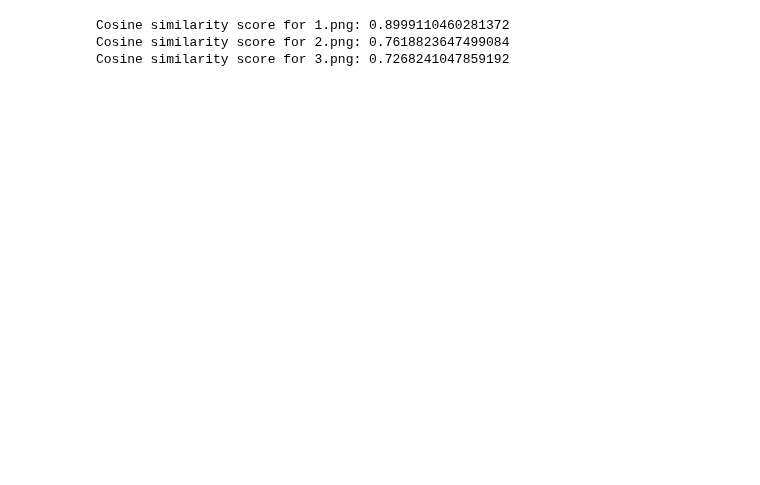
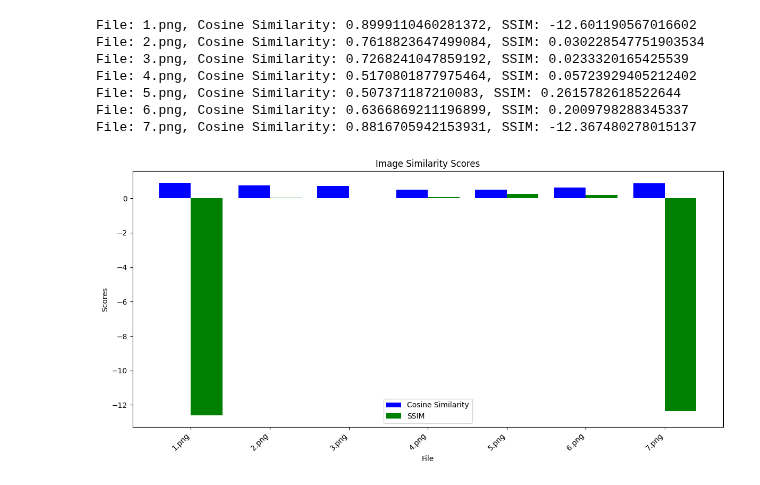
Before and after one commit to Ekanara/AI-Tool-for-Room-Decoration, a Jupyter notebook: plot.ipynb, the cells around one changed output. Drawn from its saved outputs; the diff is of its cells as text; code cells hidden in the pictures; blank space fills up the shorter version.

Commit message:
add scoring and ploting for modified image

```diff
--- a/plot.ipynb
+++ b/plot.ipynb
@@ -34,7 +59,10 @@ base_dir = 'img'
 original_folder = os.path.join(base_dir, 'original')
 original_files = os.listdir(original_folder)
 
-# Loop through the image files
+file_names = []
+cosine_scores = []
+ssim_scores = []
+
 for original_file in original_files:
     # Construct the full file paths
     original_path = os.path.join(original_folder, original_file)
@@ -43,6 +71,9 @@ for original_file in original_files:
     # Load the images
     original_image = np.array(Image.open(original_path))
     modified_image = np.array(Image.open(modified_path))
+
+    original_image_normalized = normalize_image(original_image)
+    modified_image_normalized = normalize_image(modified_image)
 
     # Resize the smaller image to match the larger one
     original_size = original_image.shape[:2]
@@ -55,8 +86,21 @@ for original_file in original_files:
 
     # Calculate the cosine similarity score
     cosine_score = calculate_cosine_score(original_image, modified_image)
-    print(f"Cosine similarity score for {original_file}: {cosine_score}")
+    cosine_scores.append(cosine_score)
+
+    #Calculate SSIM
+    ssim_score = calculate_ssim_score(original_image, modified_image)
+    ssim_scores.append(ssim_score)
+
+    # Calculate the SSIM score
+    file_names.append(original_file)
+
+    print(f"File: {original_file}, Cosine Similarity: {cosine_score}, SSIM: {ssim_score}")
 # %% [output]
-Cosine similarity score for 1.png: 0.8999110460281372
-Cosine similarity score for 2.png: 0.7618823647499084
-Cosine similarity score for 3.png: 0.7268241047859192
+File: 1.png, Cosine Similarity: 0.8999110460281372, SSIM: -12.601190567016602
+File: 2.png, Cosine Similarity: 0.7618823647499084, SSIM: 0.030228547751903534
+File: 3.png, Cosine Similarity: 0.7268241047859192, SSIM: 0.0233320165425539
+File: 4.png, Cosine Similarity: 0.5170801877975464, SSIM: 0.05723929405212402
+File: 5.png, Cosine Similarity: 0.507371187210083, SSIM: 0.2615782618522644
+File: 6.png, Cosine Similarity: 0.6366869211196899, SSIM: 0.2009798288345337
+File: 7.png, Cosine Similarity: 0.8816705942153931, SSIM: -12.367480278015137
@@ -62,0 +113,18 @@ Cosine similarity score for 3.png: 0.7268241047859192
+# %%
+fig, ax = plt.subplots(figsize=(12, 6))
+
+ax.bar(np.arange(len(file_names)) - 0.2, cosine_scores, width=0.4, color='b', label='Cosine Similarity')
+ax.bar(np.arange(len(file_names)) + 0.2, ssim_scores, width=0.4, color='g', label='SSIM')
+
+ax.set_xlabel('File')
+ax.set_ylabel('Scores')
+ax.set_xticks(np.arange(len(file_names)))
+ax.set_xticklabels(file_names, rotation=45, ha='right')
+
+ax.legend()
+plt.title('Image Similarity Scores')
+plt.tight_layout()
+plt.savefig('image_similarity_plot.png')
+plt.show()
+# %% [output]
+[figure, added]
```
Also changed, not shown: parts of 4 cells of this notebook, 10 other files.
